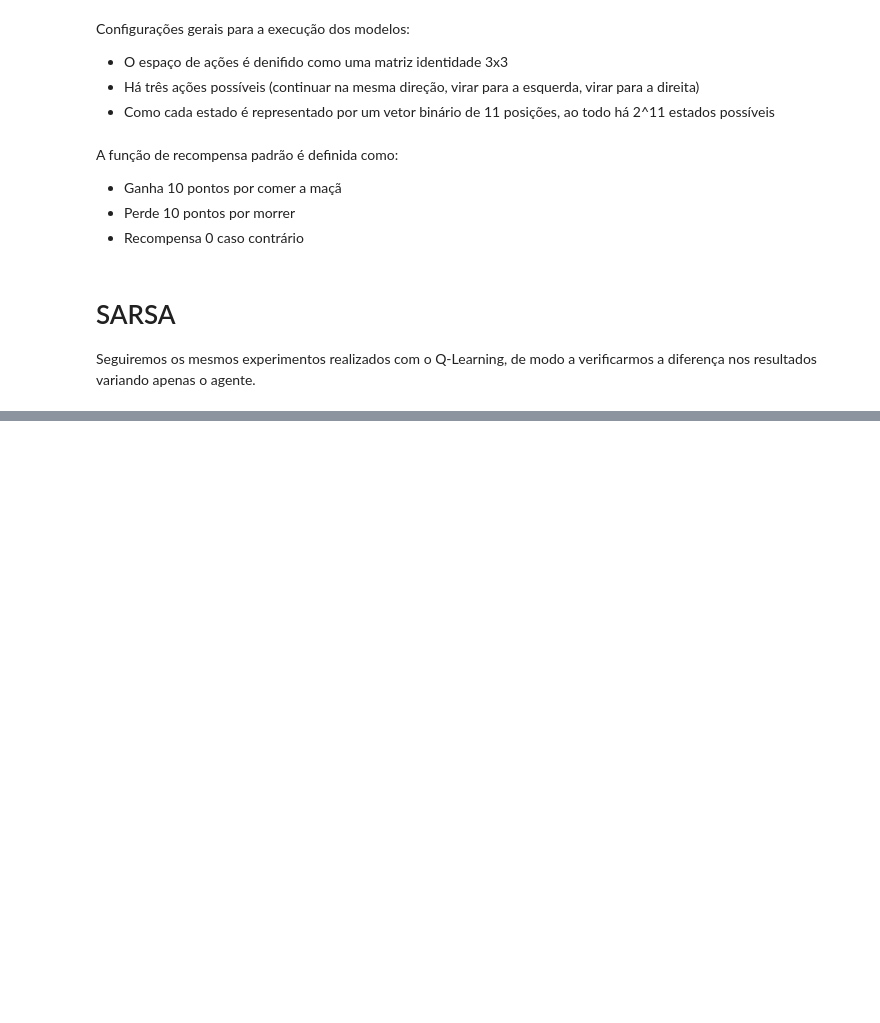
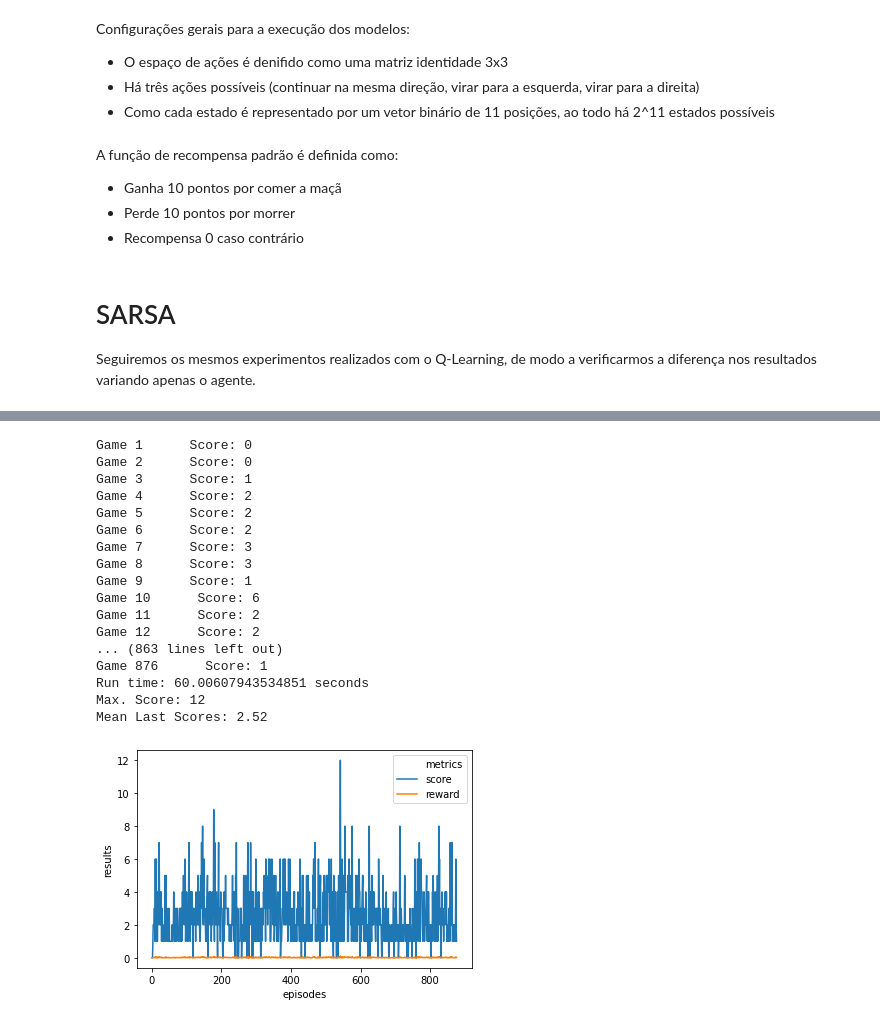
Before and after one commit to AnaClaraZoppiSerpa/snake, a Jupyter notebook: SARSA_lambdaLFA.ipynb, the cells around one changed output, grey strips where cells are left out. Drawn from its saved outputs; the diff is of its cells as text; code cells hidden in the pictures; blank space fills up the shorter version.

```diff
--- a/SARSA_lambdaLFA.ipynb
+++ b/SARSA_lambdaLFA.ipynb
@@ -526,0 +218,24 @@ Mean Last Scores: 0.0
+# %%
+N0 = 1
+gamma = 1
+Lambda = 0.2
+run_experiment(N0, gamma, Lambda)
+# %% [output]
+Game 1      Score: 0
+Game 2      Score: 0
+Game 3      Score: 1
+Game 4      Score: 2
+Game 5      Score: 2
+Game 6      Score: 2
+Game 7      Score: 3
+Game 8      Score: 3
+Game 9      Score: 1
+Game 10      Score: 6
+Game 11      Score: 2
+Game 12      Score: 2
+... (863 lines left out)
+Game 876      Score: 1
+Run time: 60.00607943534851 seconds
+Max. Score: 12
+Mean Last Scores: 2.52
+[figure, added]
```
Also changed, not shown: parts of 25 cells of this notebook, 16 other files.
